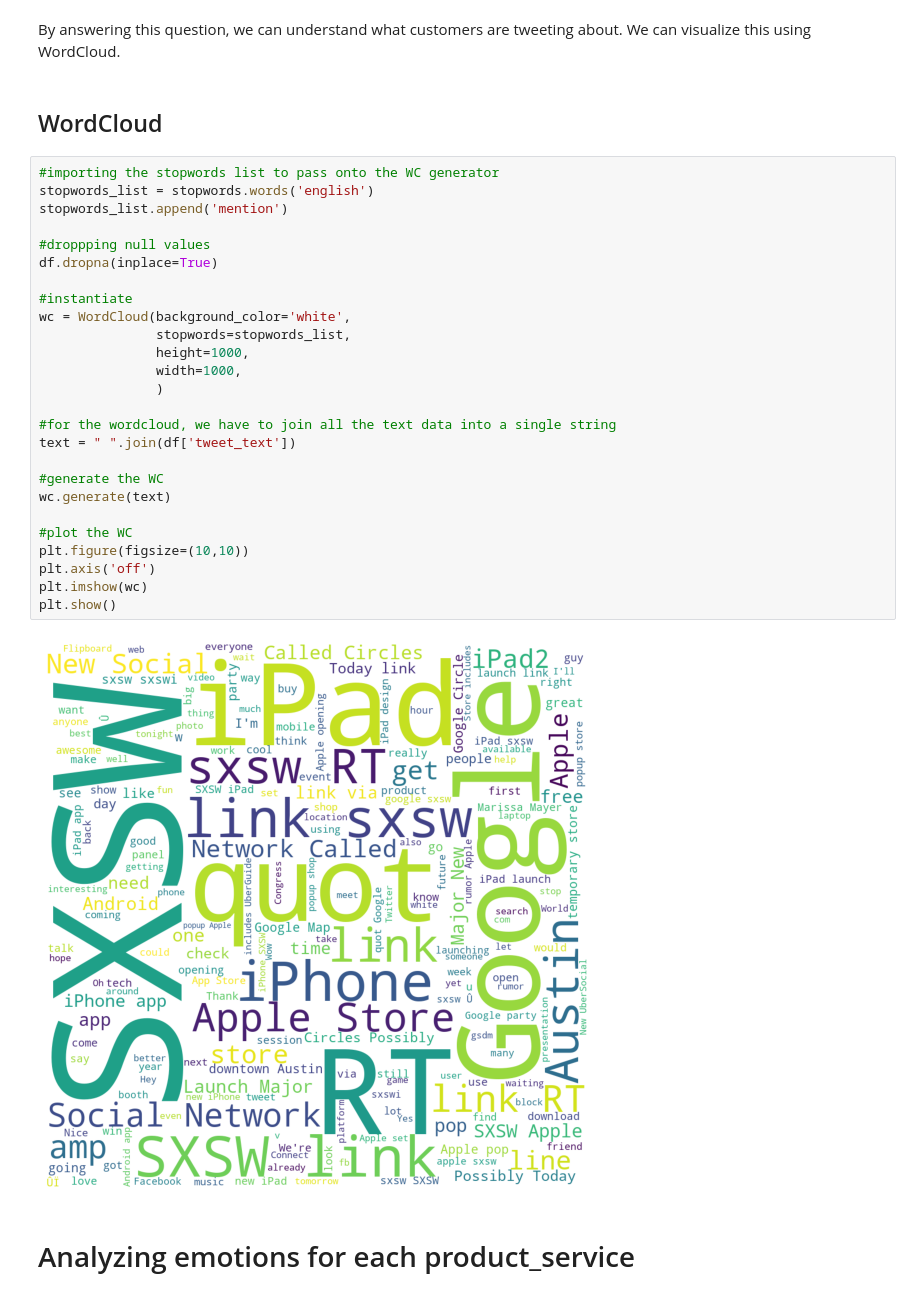
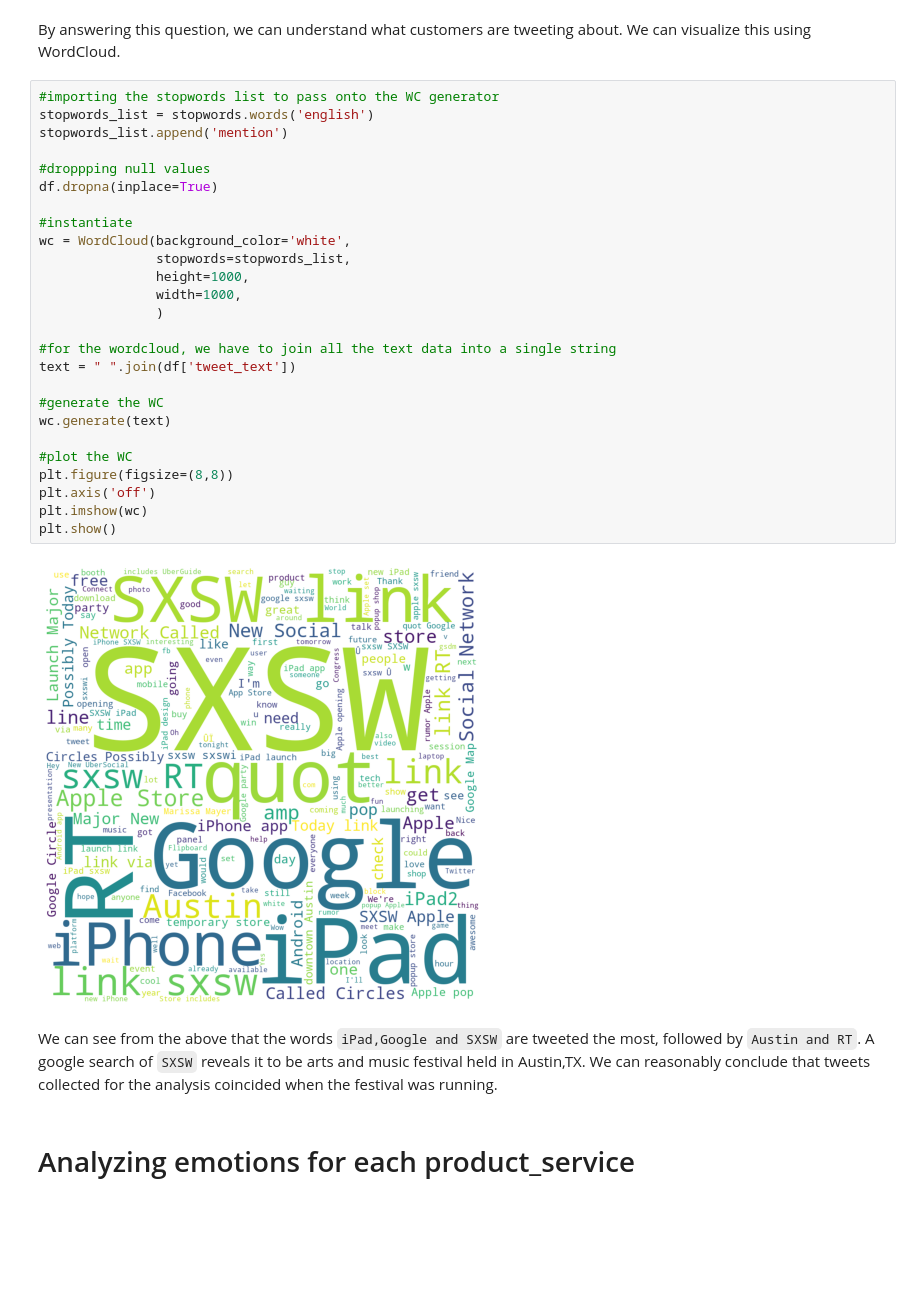
Before and after one commit to rahulakrish/customer_sentiment_analysis, a Jupyter notebook: project.ipynb, the cells around one changed output. Saved outputs shown, nothing was run; the diff lists cells and outputs as text; blank space fills up the shorter version.

```diff
--- a/project.ipynb
+++ b/project.ipynb
@@ -119,36 +136,36 @@ Name: product_service, dtype: int64
 # What words are tweeted the most?
 # %% [markdown]
 By answering this question, we can understand what customers are tweeting about. We can visualize this using WordCloud.
-# %% [markdown]
-## WordCloud
 # %%
 #importing the stopwords list to pass onto the WC generator
 stopwords_list = stopwords.words('english')
 stopwords_list.append('mention')
 
 #droppping null values
 df.dropna(inplace=True)
 
 #instantiate
 wc = WordCloud(background_color='white',
                stopwords=stopwords_list,
                height=1000,
                width=1000,
                )
 
 #for the wordcloud, we have to join all the text data into a single string
 text = " ".join(df['tweet_text'])
 
 #generate the WC
 wc.generate(text)
 
 #plot the WC
-plt.figure(figsize=(10,10))
+plt.figure(figsize=(8,8))
 plt.axis('off')
 plt.imshow(wc)
 plt.show()
 # %% [output]
-[figure, old version]
+[figure, new version]
+# %% [markdown]
+We can see from the above that the words `iPad,Google and SXSW` are tweeted the most, followed by `Austin and RT`. A google search of `SXSW` reveals it to be arts and music festival held in Austin,TX. We can reasonably conclude that tweets collected for the analysis coincided when the festival was running.
 # %% [markdown]
 # Analyzing emotions for each product_service
 # %% [markdown]
```
Also changed, not shown: parts of 25 cells of this notebook.
